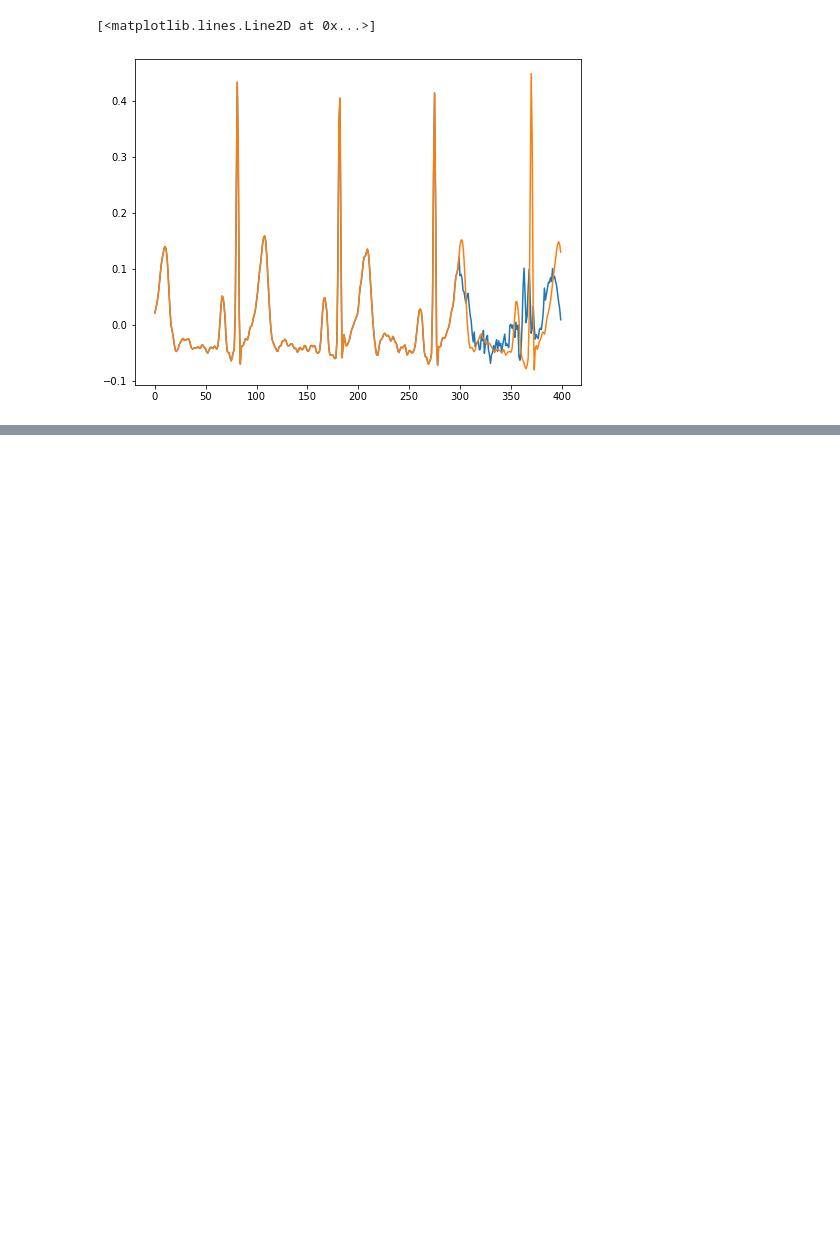
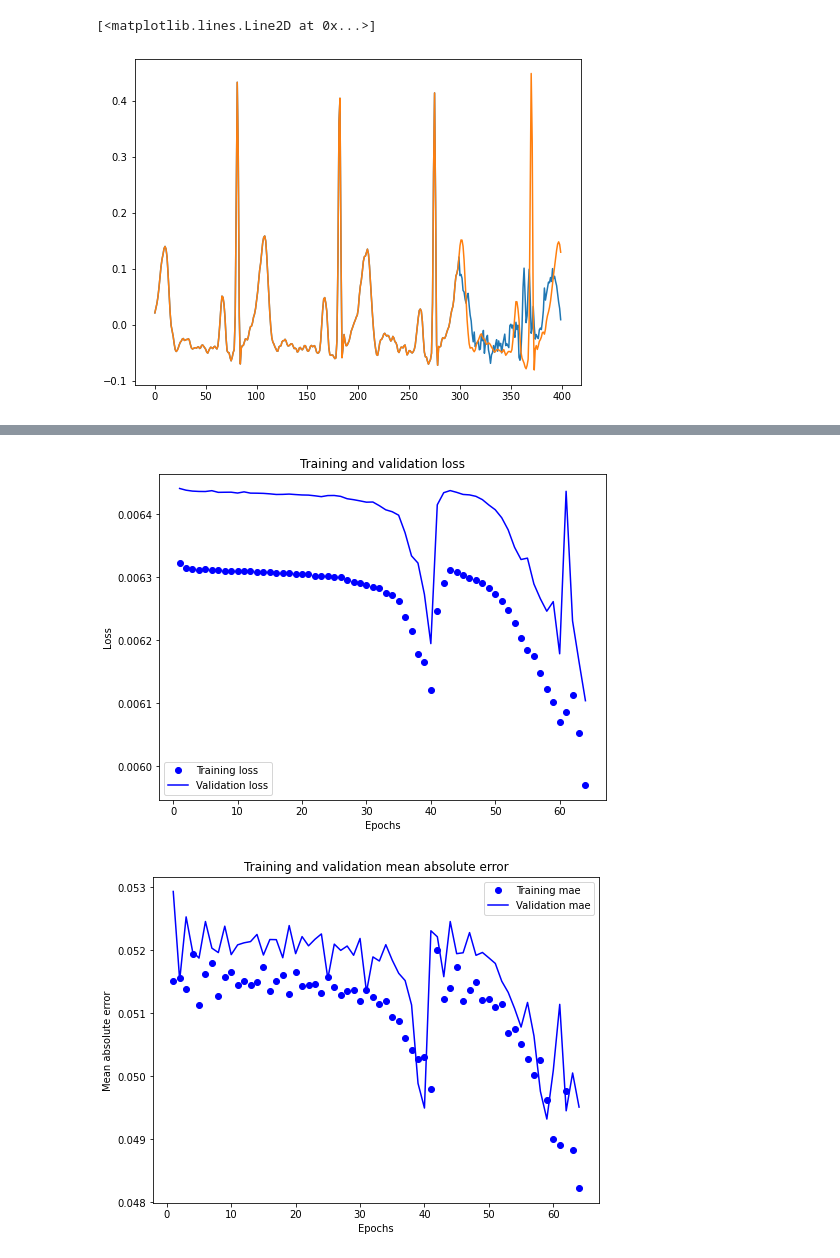
Before and after one commit to thevizzerd/two-hearts, a Jupyter notebook: 02_2D_two-hearts.ipynb, the cells around one changed output, grey strips where cells are left out. Drawn from its saved outputs; the diff is of its cells as text; code cells hidden in the pictures; blank space fills up the shorter version.

```diff
--- a/02_2D_two-hearts.ipynb
+++ b/02_2D_two-hearts.ipynb
@@ -478,0 +514,11 @@ for i in range(len(X)):
+# %%
+# define model
+model = Sequential()
+model.add(LSTM(600, activation='relu', input_shape=(n_steps_in, n_features)))
+model.add(RepeatVector(n_steps_out))
+model.add(LSTM(600, activation='relu', return_sequences=True))
+model.add(TimeDistributed(Dense(n_features)))
+model.compile(optimizer='adam', loss='mse', metrics=["mae"])
+# %%
+# fit model
+history = model.fit(X_train, y_train, epochs=256, batch_size=32, verbose=1, validation_data=(X_vali, y_vali))
@@ -478,0 +543,26 @@ for i in range(len(X)):
+# %%
+history_dict = history.history
+loss_values = history_dict["loss"]
+val_loss_values = history_dict["val_loss"]
+epochs = range(1, len(loss_values) + 1)
+plt.plot(epochs, loss_values, "bo", label="Training loss")
+plt.plot(epochs, val_loss_values, "b", label="Validation loss")
+plt.title("Training and validation loss")
+plt.xlabel("Epochs")
+plt.ylabel("Loss")
+plt.legend()
+plt.show()
+
+plt.clf()
+mae = history_dict["mae"]
+val_mae = history_dict["val_mae"]
+plt.plot(epochs, mae, "bo", label="Training mae")
+plt.plot(epochs, val_mae, "b", label="Validation mae")
+plt.title("Training and validation mean absolute error")
+plt.xlabel("Epochs")
+plt.ylabel("Mean absolute error")
+plt.legend()
+plt.show()
+# %% [output]
+[figure, added]
+[figure, added]
```
Also changed, not shown: parts of 21 cells of this notebook.
